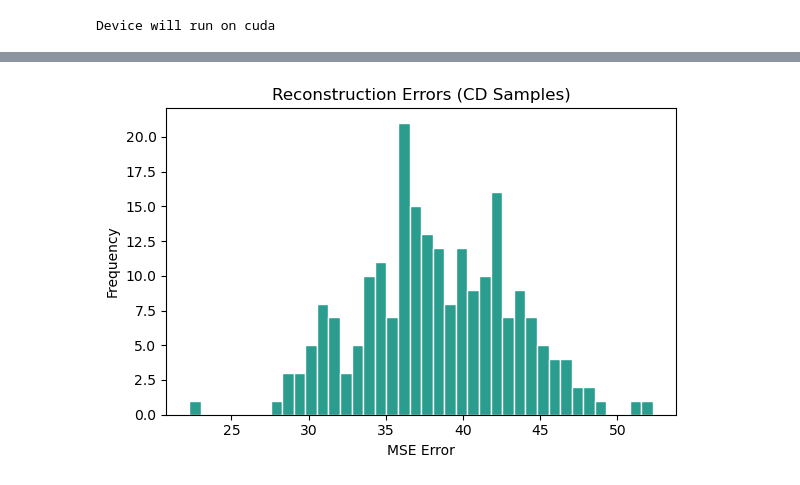
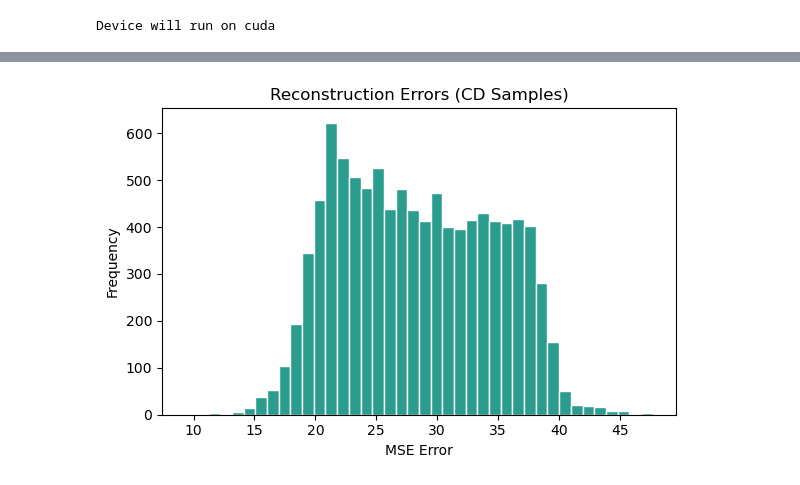
Before and after one commit to sarah-lp-dr/thesis-cd-github, a Jupyter notebook: autoencoder.ipynb, the cells around one changed output, grey strips where cells are left out. Drawn from its saved outputs; the diff is of its cells as text; code cells hidden in the pictures.

```diff
--- a/autoencoder.ipynb
+++ b/autoencoder.ipynb
@@ -94,12 +88,25 @@ with torch.no_grad():
+# %%
+# === Compute reconstruction error ===
+model.eval()
+with torch.no_grad():
+    normal_tensor = normal_tensor.to(device)
+    recon_normal = model(normal_tensor)
+    normal_errors = torch.mean((normal_tensor - recon_normal) ** 2, dim=[1, 2, 3]).cpu().numpy()
+
+with torch.no_grad():
+    recon_cd = model(cd_tensor)
+    cd_errors = torch.mean((cd_tensor - recon_cd) ** 2, dim=[1, 2, 3]).cpu().numpy()
+
+all_errors = np.concatenate([normal_errors, cd_errors])
 # %%
-# === Plot error ===
+# === Plot normal error histogram ===
 plt.figure(figsize=(6, 4))
-plt.hist(errors, bins=40, color='#2A9D8F', edgecolor='white')
+plt.hist(normal_errors, bins=40, color='#2A9D8F', edgecolor='white')
 plt.title("Reconstruction Errors (CD Samples)")
 plt.xlabel("MSE Error")
 plt.ylabel("Frequency")
 plt.tight_layout()
 plt.show()
 plt.close()
 # %% [output]
-[figure, old version]
+[figure, new version]
```
Also changed, not shown: parts of 9 cells of this notebook, 2 other files.
